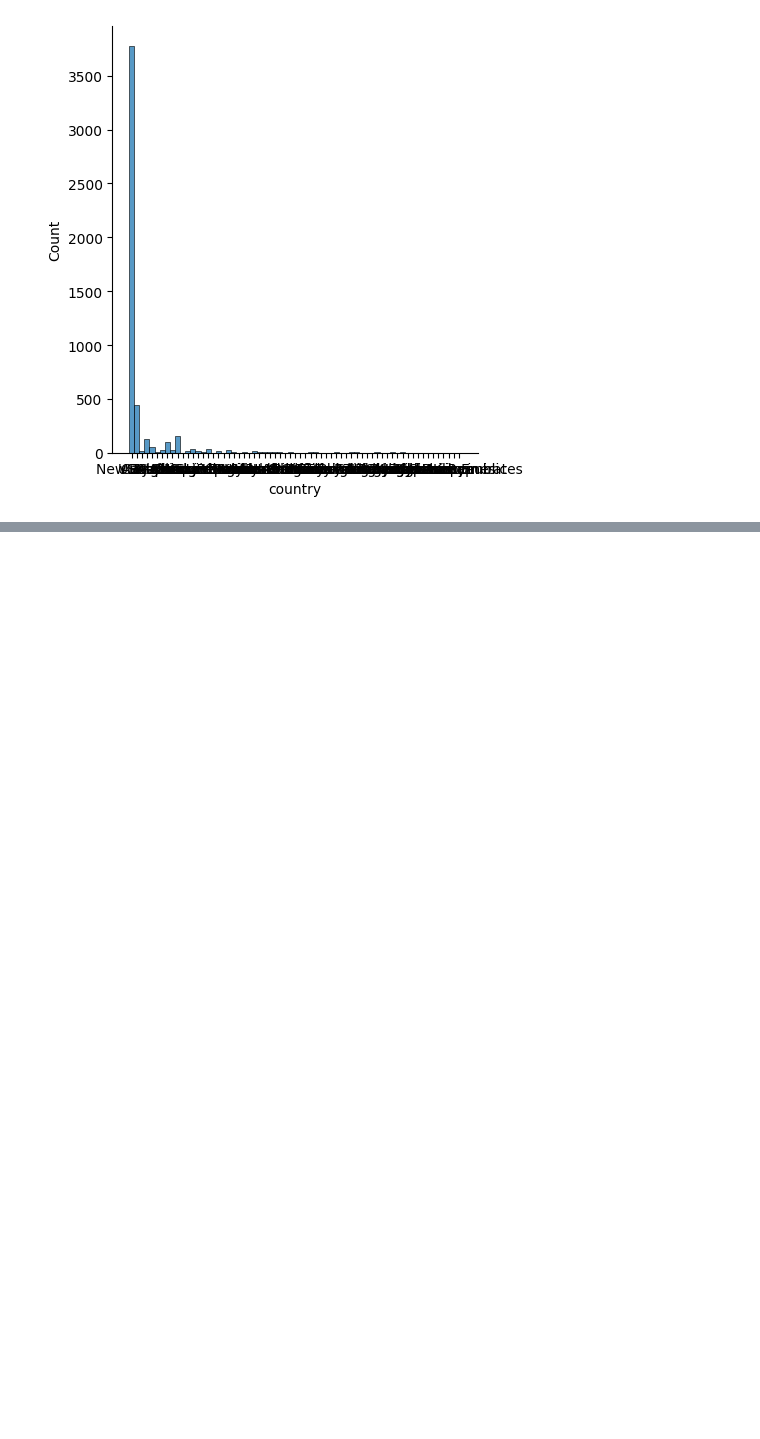
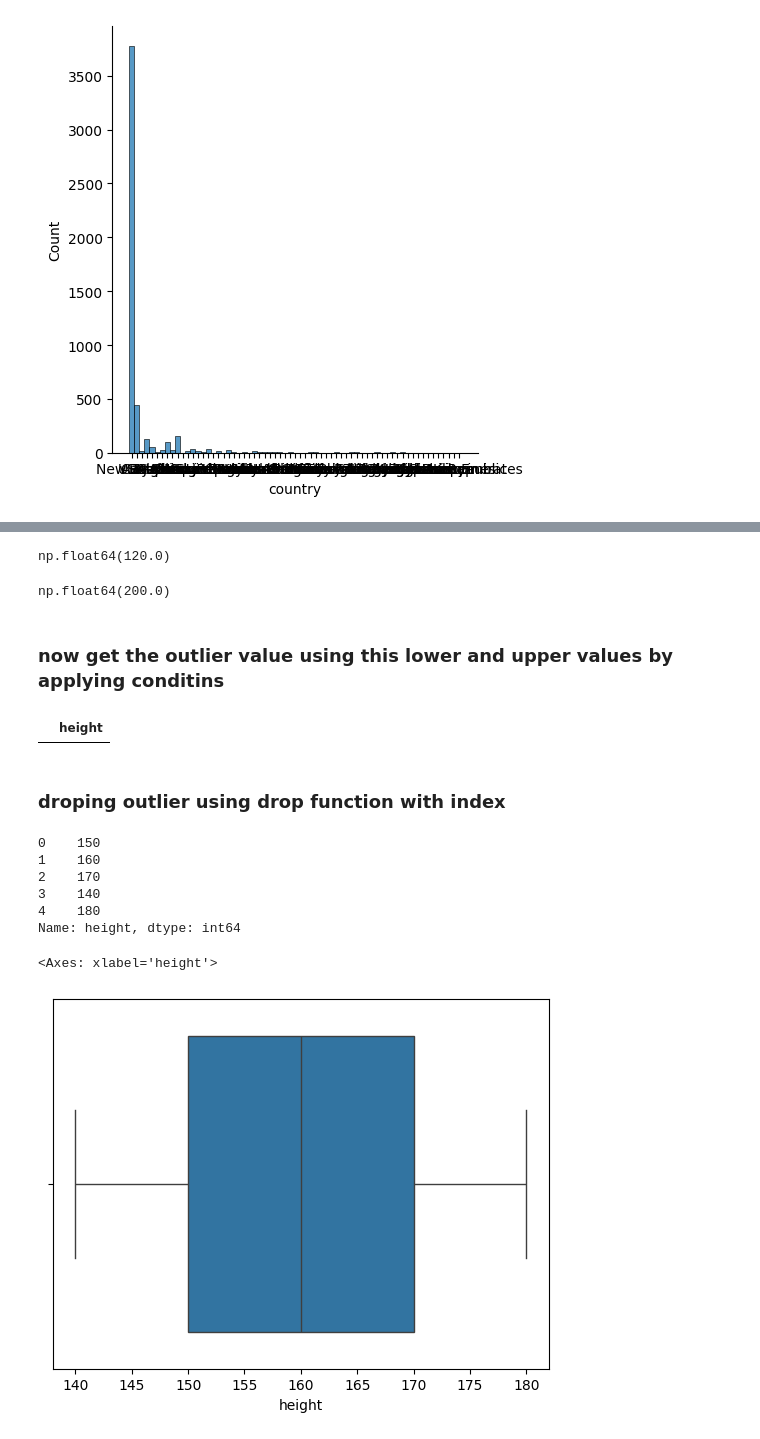
Before and after one commit to SachinSherki4/Data_Science, a Jupyter notebook: Cource_Learning/Data_Visualization_part/dv_practice_3.ipynb, the cells around one changed output, grey strips where cells are left out. Saved outputs shown, nothing was run; the diff lists cells and outputs as text; code cells hidden in the pictures; blank space fills up the shorter version.

```diff
--- a/Cource_Learning/Data_Visualization_part/dv_practice_3.ipynb
+++ b/Cource_Learning/Data_Visualization_part/dv_practice_3.ipynb
@@ -378,0 +450,45 @@ sns.displot(movie_fd_2['country'])
+# %%
+
+def outlier_treatment(column_data):
+    """"""
+    sorted(column_data)
+    Q1, Q3= np.percentile(column_data,[25,75])
+    IQR = Q3 - Q1
+    lowe_range= Q1 - (1.5 * IQR)
+    upper_range= Q3 + (1.5 * IQR)
+    return lowe_range, upper_range
+# %%
+lower, upper=outlier_treatment(sample_df['height'])
+# %%
+lower
+# %% [output]
+np.float64(120.0)
+# %%
+upper
+# %% [output]
+np.float64(200.0)
+# %% [markdown]
+### now get the outlier value using this lower and upper values by applying conditins
+# %%
+# get the outlier
+sample_df[(sample_df['height'] > upper) | (sample_df['height'] < lower)]
+# %% [output]
+|  | height |
+# %% [markdown]
+### droping outlier using drop function with index
+# %%
+sample_df.drop(sample_df[(sample_df['height'] > upper) | (sample_df['height'] < lower)].index, inplace=True)
+# %%
+sample_df['height']
+# %% [output]
+0    150
+1    160
+2    170
+3    140
+4    180
+Name: height, dtype: int64
+# %%
+sns.boxplot(x=sample_df['height'])
+# %% [output]
+<Axes: xlabel='height'>
+[figure, added]
```
Also changed, not shown: parts of 38 cells of this notebook, 8 other files.
